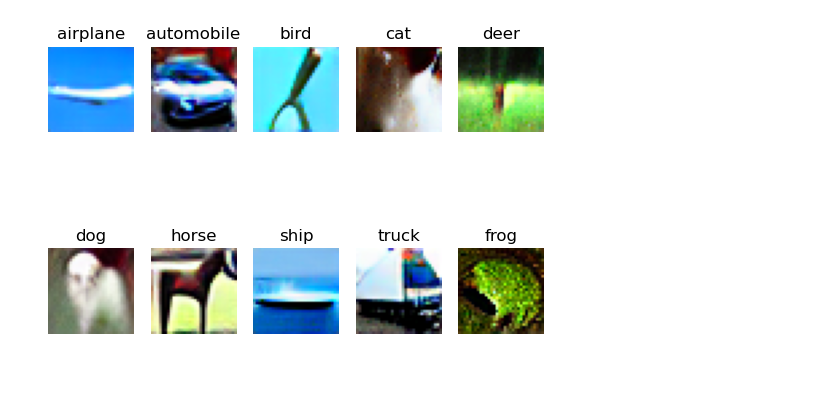
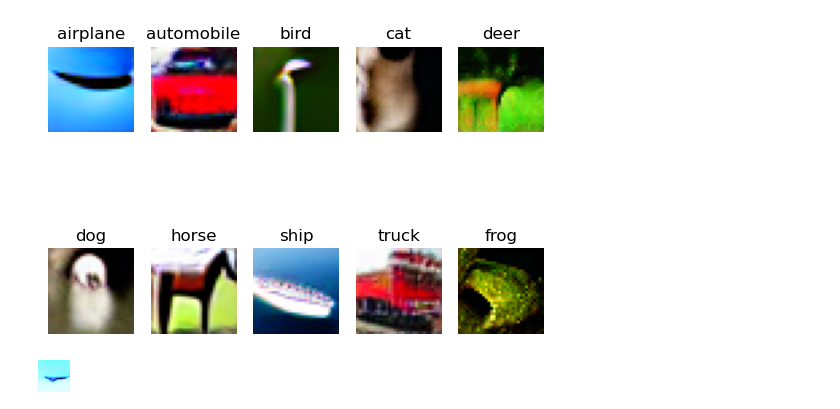
Before and after one commit to Naterjack/Data-Attribution-for-Stable-Diffusion, a Jupyter notebook: SD1_Generate_Images.ipynb, the cells around one changed output. Drawn from its saved outputs; the diff is of its cells as text; code cells hidden in the pictures; blank space fills up the shorter version.

Commit message:
Change image generation implementation to allow for generated images to be read as a dataset by existing code

```diff
--- a/SD1_Generate_Images.ipynb
+++ b/SD1_Generate_Images.ipynb
@@ -13,7 +30,7 @@ from diffusers import DiffusionPipeline
 import torch
 
 import os
-p = "." + project_config.folder_symbol + MODEL_NAME
+p = project_config.PWD + f + MODEL_NAME
 assert(os.path.isdir(p))
 
 if IS_LORA:
@@ -37,34 +54,63 @@ print("") #Stop ipynb dumping rubbish after this block
 def dummy(images, **kwargs):
         return images, [False]*len(images)
 
-pipe.safety_checker = dummy
+if GENERATE_NSFW_DISTRIBUTION_DATA == False:
+        pipe.safety_checker = dummy
 # %%
 from PIL import Image
 import matplotlib.pyplot as plt
+import numpy as np
+from tqdm import tqdm
 %matplotlib inline
 
 prompts=['airplane', 'automobile', 'bird', 'cat', 'deer', 'dog', 'horse', 'ship', 'truck', 'frog']
-i = 0
-for prompt in prompts:
-    seed = 1
-    generator = torch.Generator(device=("cuda" if project_config.IS_CUDA else "cpu")).manual_seed(seed)
 
-    save_path = f"generated_images/{MODEL_NAME}/{str(seed)}/{prompt}/"
-    os.makedirs(save_path, exist_ok=True)
+if GENERATE_NSFW_DISTRIBUTION_DATA:
+    prompt_nsfw_count = np.zeros((10), dtype=np.int32)
 
-    image = pipe(
-        height=32,
-        width=32,
-        prompt=prompt,
-        generator=generator,
-    ).images[0]
+#from here https://github.com/huggingface/diffusers/issues/1786#issuecomment-1359897983
+#   If this is in the proper documentation I sure couldn't find it easily
+#pipe.set_progress_bar_config(leave=False)
+pipe.set_progress_bar_config(disable=True)
 
-    i=i+1
-    plt.subplot(2, 5, i)
-    plt.axis('off')
-    plt.title(prompt)
-    plt.imshow(image)
+for seed in tqdm(range(NUM_SEEDS_TO_GENERATE)):
+    i = 0
+    for prompt in prompts:
+        #seed = 1
+        generator = torch.Generator(device=("cuda" if project_config.IS_CUDA else "cpu")).manual_seed(seed)
 
-    image.save(save_path+prompt+".png")
+        save_path = (base_save_path + f +
+                     "train" + f +
+                     prompt + f )
+        os.makedirs(save_path, exist_ok=True)
+
+        image = pipe(
+            height=32,
+            width=32,
+            prompt=prompt,
+            generator=generator,
+        ).images[0]
+
+        i=i+1
+        plt.subplot(2, 5, i)
+        plt.axis('off')
+        plt.title(prompt)
+        plt.imshow(image)
+
+        if GENERATE_NSFW_DISTRIBUTION_DATA:
+            if np.array(image).max() < 0.01:
+                print("NSFW")
+                prompt_nsfw_count[i] += 1
+        else:
+            #Only save the images if the NSFW filter is disabled
+            image.save(save_path+str(seed)+".png")
 # %% [output]
-[figure, old version]
+[figure, new version]
+# %%
+### Try loading the dataset
+
+from utils.config import CIFAR_10_Config
+generated_ds_config = CIFAR_10_Config(huggingface_slug=base_save_path, existing_image_column_name="image")
+generated_ds_config.dataset[5]["image"]
+# %% [output]
+[figure, added]
```
Also changed, not shown: parts of 2 cells of this notebook.
